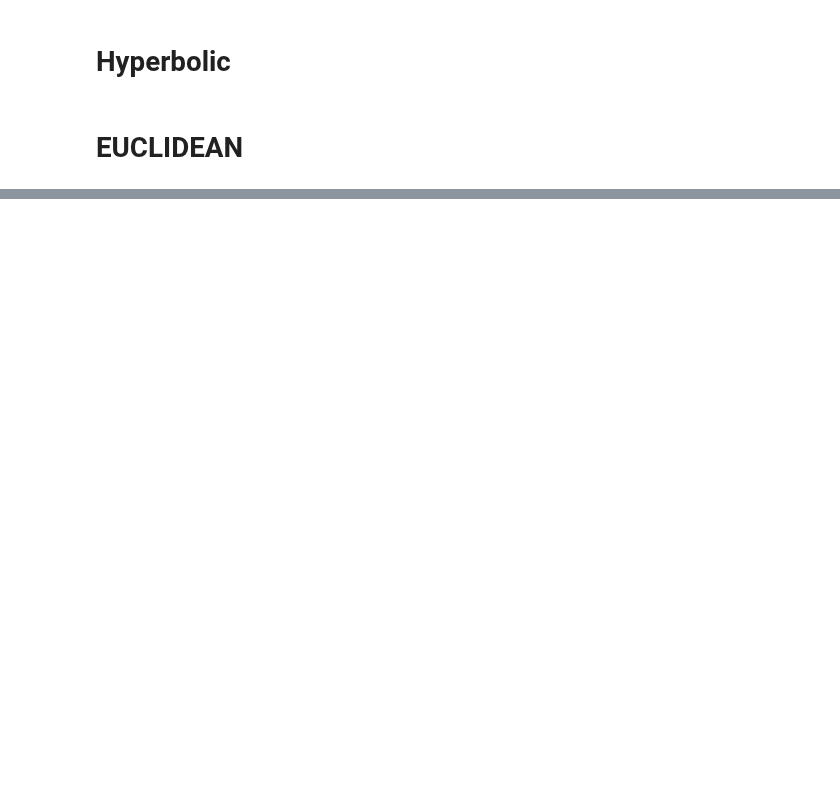
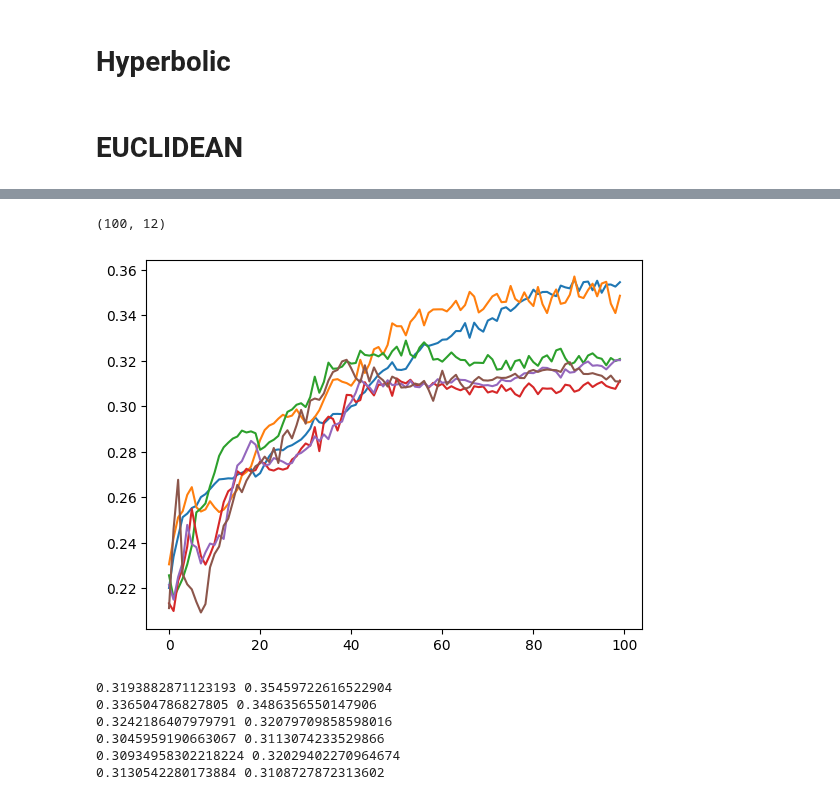
Before and after one commit to Rory-Dam/master_thesis, a Jupyter notebook: molecule_based/general_param_search.ipynb, the cells around one changed output, grey strips where cells are left out. Drawn from its saved outputs; the diff is of its cells as text; code cells hidden in the pictures; blank space fills up the shorter version.

```diff
--- a/molecule_based/general_param_search.ipynb
+++ b/molecule_based/general_param_search.ipynb
@@ -237,0 +327,13 @@ plt.show()
+# %%
+test_stats = []
+# %%
+params = {
+    'model_type': 'euc',
+    'num_hidden_layers': 1,
+    'layer_size': 512,
+    'lr': 0.01,
+    'weight_decay': 0.002,
+    'batch_size': 1024,
+    'epochs': 100,
+    'curvature': -1
+}
@@ -237,0 +422,23 @@ plt.show()
+# %%
+test_stats[-1].shape
+# %% [output]
+(100, 12)
+# %%
+import matplotlib.pyplot as plt
+
+for stats in test_stats:
+    plt.plot(stats.mean(axis=1))
+
+plt.show()
+# %% [output]
+[figure, added]
+# %%
+for stats in test_stats:
+    print(stats.mean(axis=1)[49], stats.mean(axis=1)[-1])
+# %% [output]
+0.3193882871123193 0.35459722616522904
+0.336504786827805 0.3486356550147906
+0.3242186407979791 0.32079709858598016
+0.3045959190663067 0.3113074233529866
+0.30934958302218224 0.32029402270964674
+0.3130542280173884 0.3108727872313602
```
Also changed, not shown: parts of 9 cells of this notebook, 11 other files.
